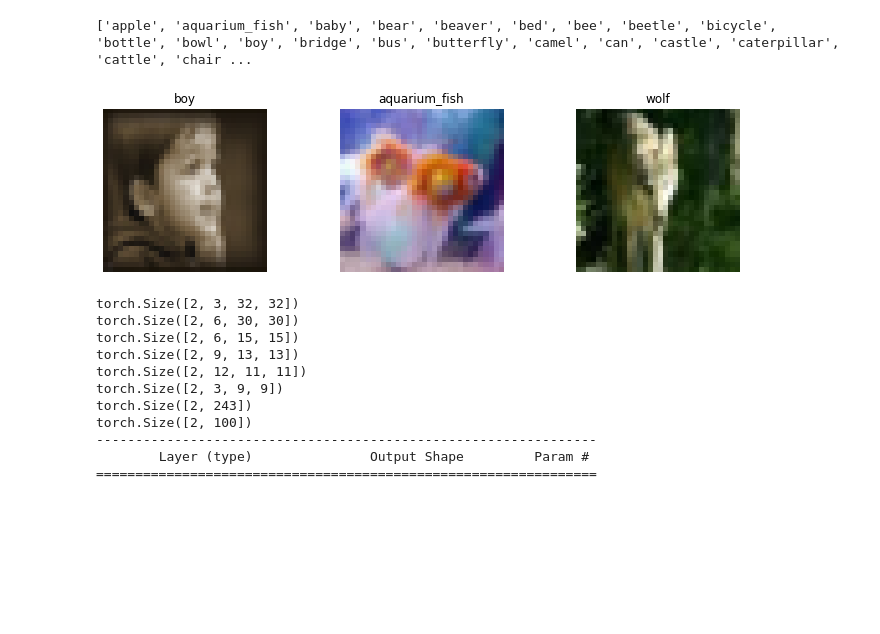
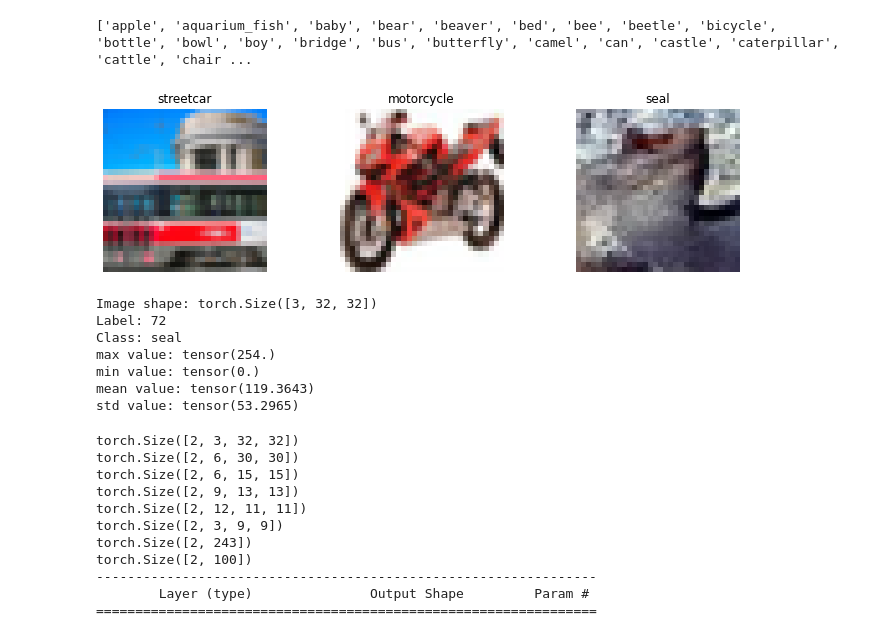
Before and after one commit to COLVERTYETY/cifar100edge, a Jupyter notebook: training.ipynb, the cells around one changed output. Saved outputs shown, nothing was run; the diff lists cells and outputs as text; code cells hidden in the pictures; blank space fills up the shorter version.

```diff
--- a/training.ipynb
+++ b/training.ipynb
@@ -30,13 +43,19 @@ torch.autograd.set_detect_anomaly(mode=False)
 # %%
 # load the CIFAR 100 dataset
-# transform = transforms.Compose([
-#     transforms.ToTensor(),
-#     transforms.Normalize((0.5, 0.5, 0.5), (0.5, 0.5, 0.5))
-# ])
 
-BATCH = 128
+def myTransform(x):
+    x = T.ToTensor()(x)
+    x=x*255
+    # cast to int
+    x = x.int()
+    # cast to float
+    x = x.float()
+    x = T.RandomHorizontalFlip()(x)
+    return x
 
-original_trainset = datasets.CIFAR100(root='./data', train=True, download=True, transform=T.ToTensor())
+BATCH = 256
+
+original_trainset = datasets.CIFAR100(root='./data', train=True, download=True, transform=myTransform)
 testset = datasets.CIFAR100(root='./data', train=False, download=True, transform=T.ToTensor())
 
 percentage = 1.0
@@ -45,7 +64,7 @@ test_size = int(percentage * len(testset))
 trainset, _ = torch.utils.data.random_split(original_trainset, [train_size, len(original_trainset) - train_size])
 testset, _ = torch.utils.data.random_split(testset, [test_size, len(testset) - test_size])
 
-trainloader = DataLoader(trainset, batch_size=BATCH, shuffle=True, num_workers=2, drop_last=True)
+trainloader = DataLoader(trainset, batch_size=BATCH, shuffle=True, num_workers=2)
 testloader = DataLoader(testset, batch_size=BATCH, shuffle=False, num_workers=2)
 
 
@@ -75,16 +94,30 @@ Files already downloaded and verified
 # %%
 #  display 3 images from the dataset at random
 
 plt.figure(figsize=(12, 3))
 for i in range(3):
     plt.subplot(1, 3, i+1)
     img, label = trainset[np.random.randint(len(trainset))]
-    plt.imshow(img.permute(1, 2, 0))
+    plt.imshow(img.permute(1, 2, 0)/255)
     plt.title(classes[label])
     plt.axis('off')
 plt.show()
+print('Image shape:', img.shape)
+print('Label:', label)
+print('Class:', classes[label])
+print('max value:', torch.max(img))
+print('min value:', torch.min(img))
+print('mean value:', torch.mean(img))
+print('std value:', torch.std(img))
 # %% [output]
-[figure, old version]
+[figure, new version]
+Image shape: torch.Size([3, 32, 32])
+Label: 72
+Class: seal
+max value: tensor(254.)
+min value: tensor(0.)
+mean value: tensor(119.3643)
+std value: tensor(53.2965)
 # %%
 #  define the network architecture
 
```
Also changed, not shown: parts of 13 cells of this notebook, 10 other files.
